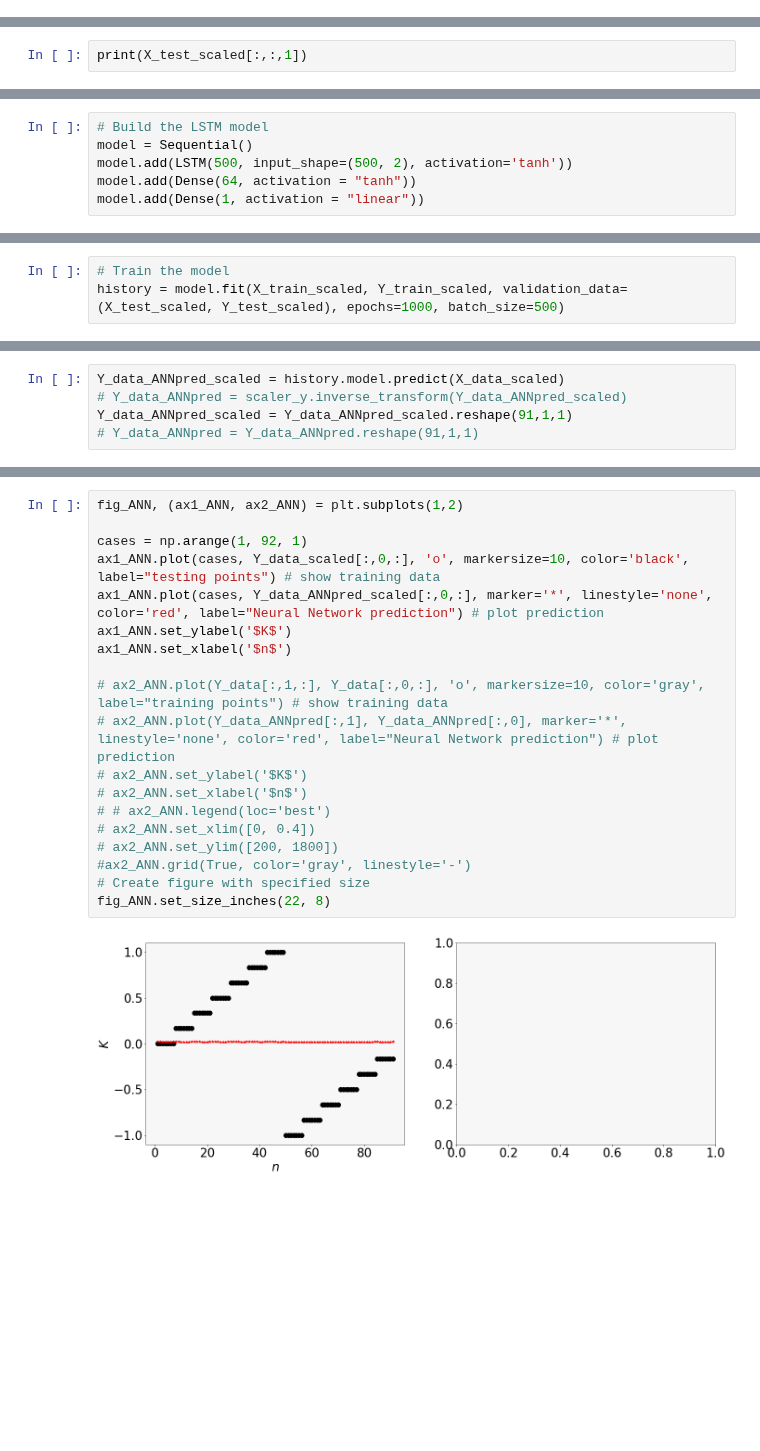
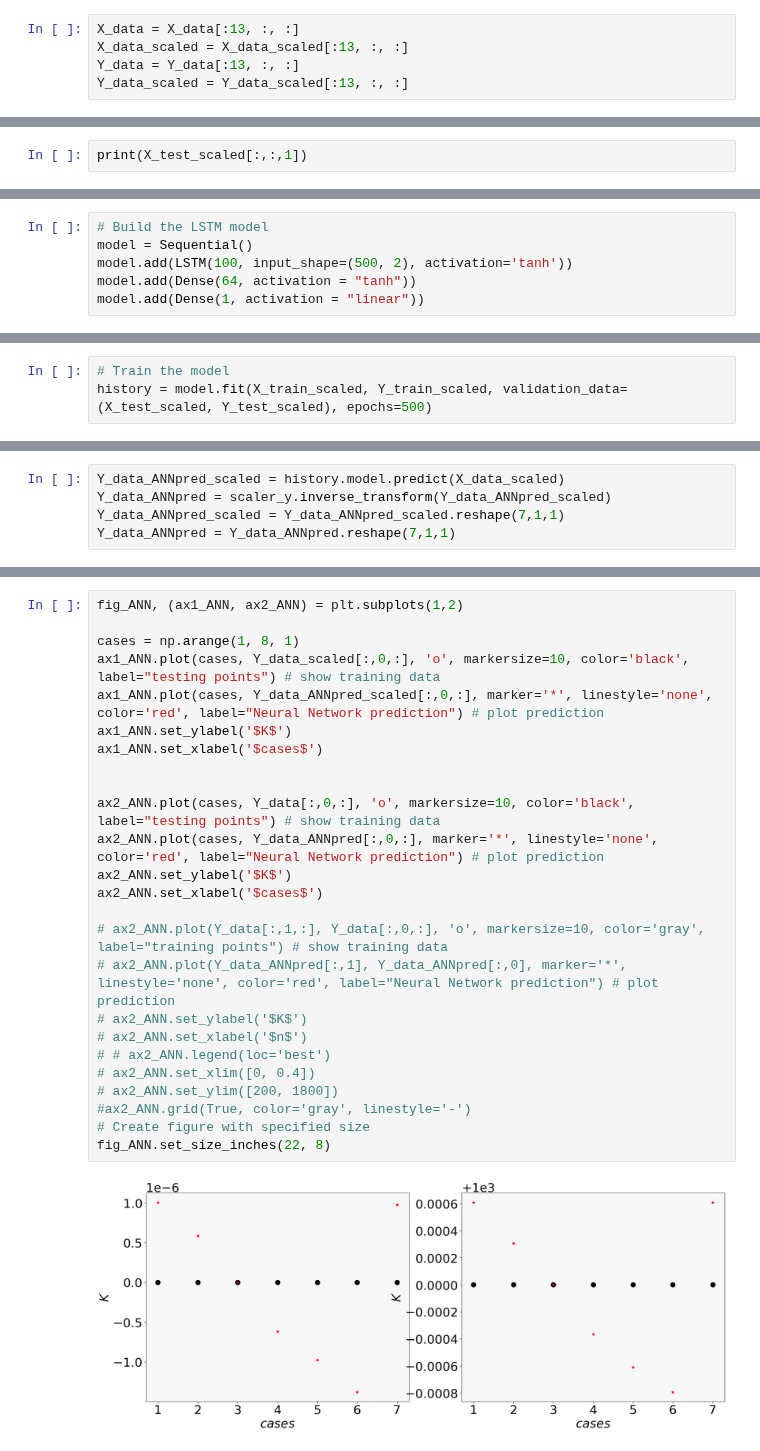
Before and after one commit to DaJaCruz/PhD, a Jupyter notebook: RNN.ipynb, the cells around one changed output, grey strips where cells are left out. Drawn from its saved outputs; the diff is of its cells as text; blank space fills up the shorter version.

```diff
--- a/RNN.ipynb
+++ b/RNN.ipynb
@@ -91 +111,6 @@ Y_data_scaled = Y_data_scaled_withn[:, 0:1, :]
+# %%
+X_data = X_data[:13, :, :]
+X_data_scaled = X_data_scaled[:13, :, :]
+Y_data = Y_data[:13, :, :]
+Y_data_scaled = Y_data_scaled[:13, :, :]
 # %%
@@ -205,7 +248,7 @@ Text(0.5, 1.0, 'Normalized output data')
 # %%
 # Build the LSTM model
 model = Sequential()
-model.add(LSTM(500, input_shape=(500, 2), activation='tanh'))
+model.add(LSTM(100, input_shape=(500, 2), activation='tanh'))
 model.add(Dense(64, activation = "tanh"))
 model.add(Dense(1, activation = "linear"))
 # %%
@@ -233,3 +264,3 @@ _________________________________________________________________
 # %%
 # Train the model
-history = model.fit(X_train_scaled, Y_train_scaled, validation_data=(X_test_scaled, Y_test_scaled), epochs=1000, batch_size=500)
+history = model.fit(X_train_scaled, Y_train_scaled, validation_data=(X_test_scaled, Y_test_scaled), epochs=500)
@@ -272,6 +289,6 @@ ax1_ANN.set_ylim([0, 1])
 # %%
 Y_data_ANNpred_scaled = history.model.predict(X_data_scaled)
-# Y_data_ANNpred = scaler_y.inverse_transform(Y_data_ANNpred_scaled)
-Y_data_ANNpred_scaled = Y_data_ANNpred_scaled.reshape(91,1,1)
-# Y_data_ANNpred = Y_data_ANNpred.reshape(91,1,1)
+Y_data_ANNpred = scaler_y.inverse_transform(Y_data_ANNpred_scaled)
+Y_data_ANNpred_scaled = Y_data_ANNpred_scaled.reshape(7,1,1)
+Y_data_ANNpred = Y_data_ANNpred.reshape(7,1,1)
 # %% [output]
@@ -299,21 +296,27 @@ print(Y_data_ANNpred_scaled)
 # %%
 fig_ANN, (ax1_ANN, ax2_ANN) = plt.subplots(1,2)
 
-cases = np.arange(1, 92, 1)
+cases = np.arange(1, 8, 1)
 ax1_ANN.plot(cases, Y_data_scaled[:,0,:], 'o', markersize=10, color='black', label="testing points") # show training data
 ax1_ANN.plot(cases, Y_data_ANNpred_scaled[:,0,:], marker='*', linestyle='none', color='red', label="Neural Network prediction") # plot prediction
 ax1_ANN.set_ylabel('$K$')
-ax1_ANN.set_xlabel('$n$')
+ax1_ANN.set_xlabel('$cases$')
+
+
+ax2_ANN.plot(cases, Y_data[:,0,:], 'o', markersize=10, color='black', label="testing points") # show training data
+ax2_ANN.plot(cases, Y_data_ANNpred[:,0,:], marker='*', linestyle='none', color='red', label="Neural Network prediction") # plot prediction
+ax2_ANN.set_ylabel('$K$')
+ax2_ANN.set_xlabel('$cases$')
 
 # ax2_ANN.plot(Y_data[:,1,:], Y_data[:,0,:], 'o', markersize=10, color='gray', label="training points") # show training data
 # ax2_ANN.plot(Y_data_ANNpred[:,1], Y_data_ANNpred[:,0], marker='*', linestyle='none', color='red', label="Neural Network prediction") # plot prediction
 # ax2_ANN.set_ylabel('$K$')
 # ax2_ANN.set_xlabel('$n$')
 # # ax2_ANN.legend(loc='best')
 # ax2_ANN.set_xlim([0, 0.4])
 # ax2_ANN.set_ylim([200, 1800])
 #ax2_ANN.grid(True, color='gray', linestyle='-')
 # Create figure with specified size
 fig_ANN.set_size_inches(22, 8)
 # %% [output]
-[figure, old version]
+[figure, new version]
```
Also changed, not shown: parts of 15 cells of this notebook.
